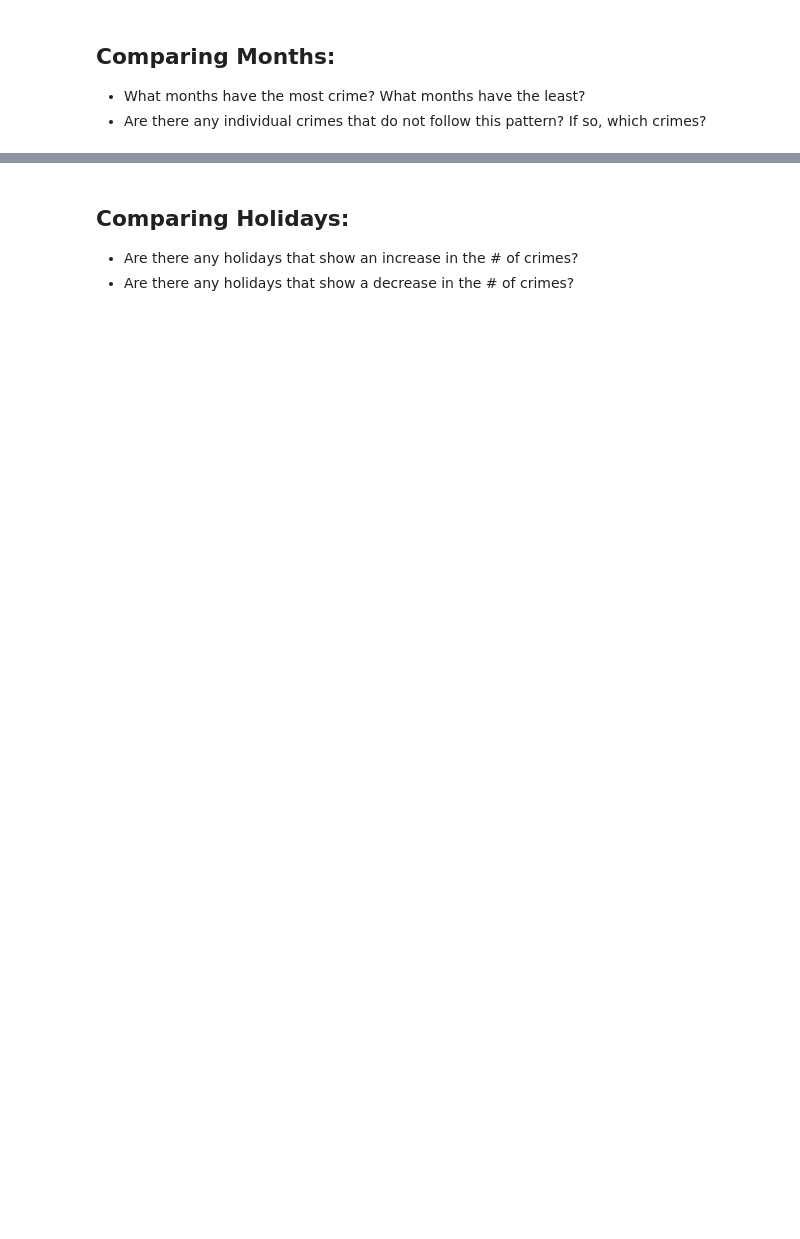
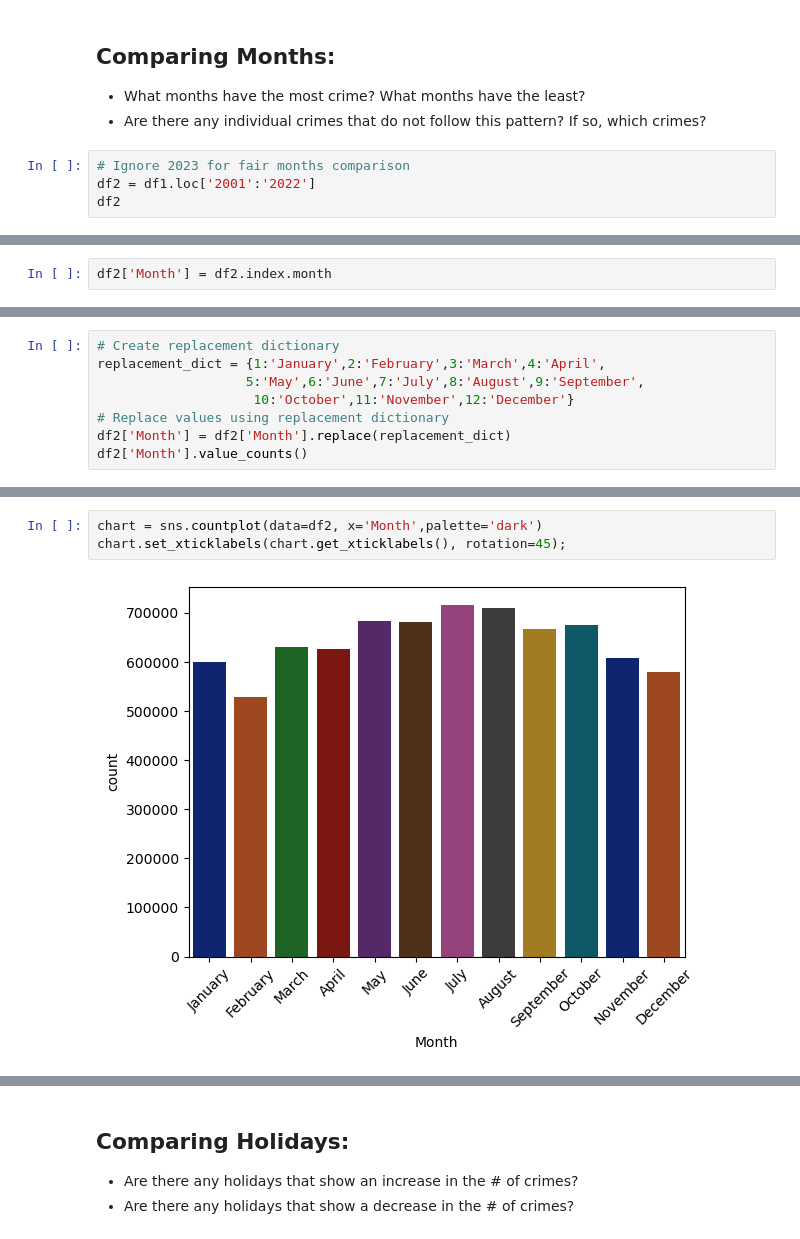
Before and after one commit to Numann-Malik/chicago-crime-data, a Jupyter notebook: Crime Trends in Chicago.ipynb, the cells around one changed output, grey strips where cells are left out. Cells and saved outputs as stored; diff of their text form; blank space fills up the shorter version.

```diff
--- a/Crime Trends in Chicago.ipynb
+++ b/Crime Trends in Chicago.ipynb
@@ -241,3 +235,7 @@ g = sns.catplot(data=CY_df, x='Year', y='# of Crimes',
 ## Comparing Months:
 - What months have the most crime? What months have the least?
 - Are there any individual crimes that do not follow this pattern? If so, which crimes?
+# %%
+# Ignore 2023 for fair months comparison
+df2 = df1.loc['2001':'2022']
+df2
@@ -243,0 +257,2 @@ g = sns.catplot(data=CY_df, x='Year', y='# of Crimes',
+# %%
+df2['Month'] = df2.index.month
@@ -243,0 +275,8 @@ g = sns.catplot(data=CY_df, x='Year', y='# of Crimes',
+# %%
+# Create replacement dictionary
+replacement_dict = {1:'January',2:'February',3:'March',4:'April',
+                   5:'May',6:'June',7:'July',8:'August',9:'September',
+                    10:'October',11:'November',12:'December'}
+# Replace values using replacement dictionary
+df2['Month'] = df2['Month'].replace(replacement_dict)
+df2['Month'].value_counts()
@@ -243,0 +297,5 @@ g = sns.catplot(data=CY_df, x='Year', y='# of Crimes',
+# %%
+chart = sns.countplot(data=df2, x='Month',palette='dark')
+chart.set_xticklabels(chart.get_xticklabels(), rotation=45);
+# %% [output]
+[figure, added]
```
Also changed, not shown: parts of 12 cells of this notebook.
